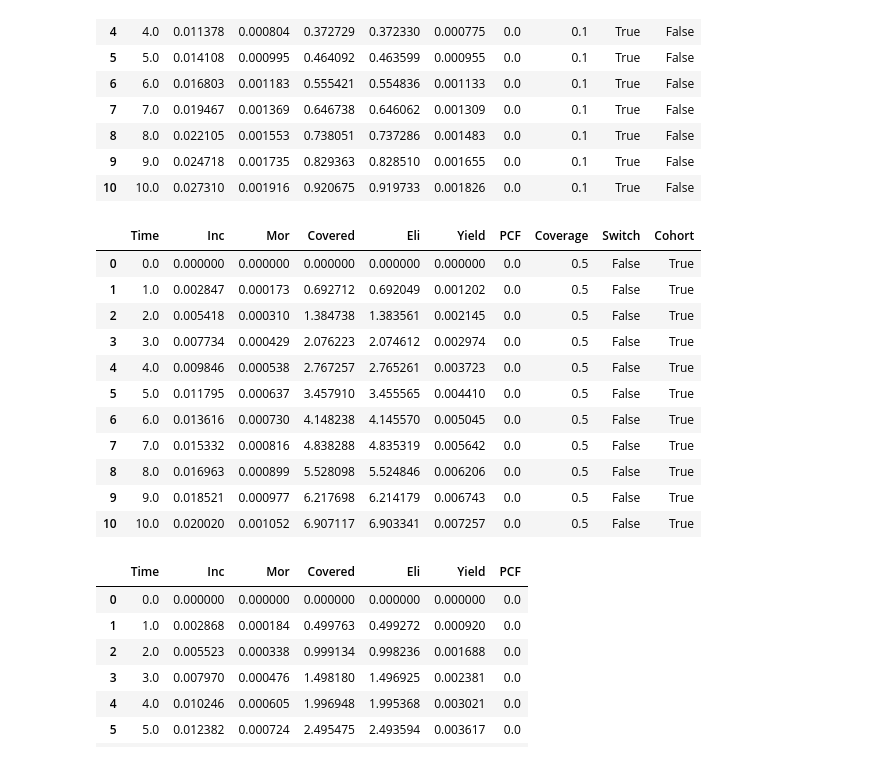
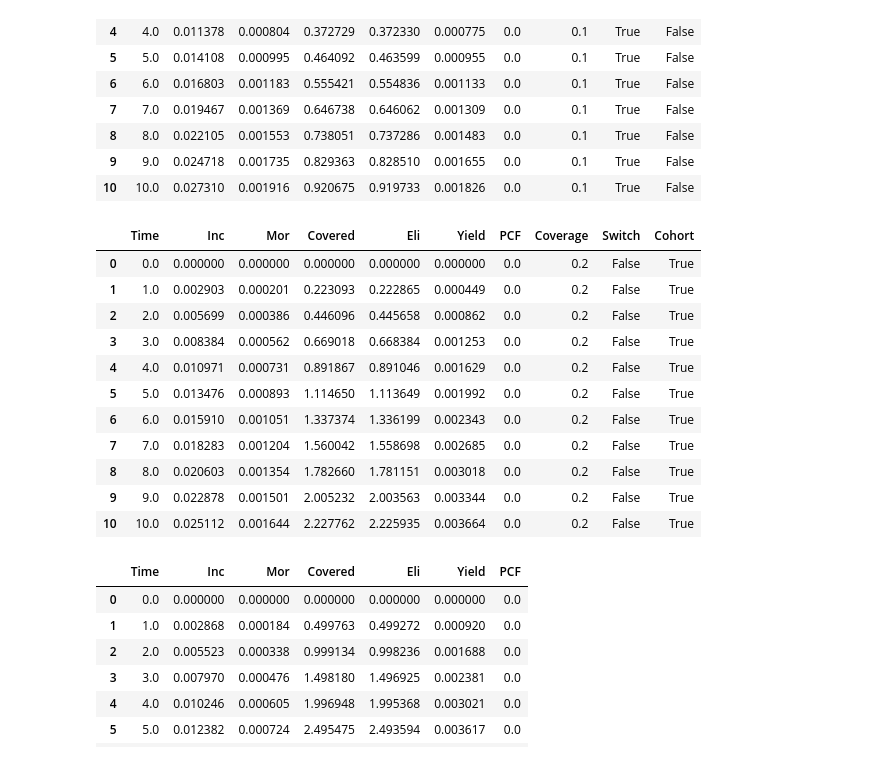
Before and after one commit to TimeWz667/IndTB_dx, a Jupyter notebook: notebooks/Coverage test.ipynb, the cells around one changed output. Saved outputs shown, nothing was run; the diff lists cells and outputs as text; code cells hidden in the pictures.

```diff
--- a/notebooks/Coverage test.ipynb
+++ b/notebooks/Coverage test.ipynb
@@ -183,23 +183,23 @@ pd.DataFrame([model.mea(t, ys.sol(t)) for t in np.linspace(0, 10, 11)]).assign(*
 | 9 | 9.0 | 0.024718 | 0.001735 | 0.829363 | 0.828510 | 0.001655 | 0.0 | 0.1 | True | False |
 | 10 | 10.0 | 0.027310 | 0.001916 | 0.920675 | 0.919733 | 0.001826 | 0.0 | 0.1 | True | False |
 # %%
-acf = {'Coverage': 0.5, 'Switch': False, 'Cohort': True}
+acf = {'Coverage': 0.2, 'Switch': False, 'Cohort': True}
 
 ys = solve_ivp(model, t_span = [0, 10], y0 = ya0, args=(p, acf), dense_output=True)
 pd.DataFrame([model.mea(t, ys.sol(t)) for t in np.linspace(0, 10, 11)]).assign(**acf)
 # %% [output]
 |  | Time | Inc | Mor | Covered | Eli | Yield | PCF | Coverage | Switch | Cohort |
-| 0 | 0.0 | 0.000000 | 0.000000 | 0.000000 | 0.000000 | 0.000000 | 0.0 | 0.5 | False | True |
-| 1 | 1.0 | 0.002847 | 0.000173 | 0.692712 | 0.692049 | 0.001202 | 0.0 | 0.5 | False | True |
-| 2 | 2.0 | 0.005418 | 0.000310 | 1.384738 | 1.383561 | 0.002145 | 0.0 | 0.5 | False | True |
-| 3 | 3.0 | 0.007734 | 0.000429 | 2.076223 | 2.074612 | 0.002974 | 0.0 | 0.5 | False | True |
-| 4 | 4.0 | 0.009846 | 0.000538 | 2.767257 | 2.765261 | 0.003723 | 0.0 | 0.5 | False | True |
-| 5 | 5.0 | 0.011795 | 0.000637 | 3.457910 | 3.455565 | 0.004410 | 0.0 | 0.5 | False | True |
-| 6 | 6.0 | 0.013616 | 0.000730 | 4.148238 | 4.145570 | 0.005045 | 0.0 | 0.5 | False | True |
-| 7 | 7.0 | 0.015332 | 0.000816 | 4.838288 | 4.835319 | 0.005642 | 0.0 | 0.5 | False | True |
-| 8 | 8.0 | 0.016963 | 0.000899 | 5.528098 | 5.524846 | 0.006206 | 0.0 | 0.5 | False | True |
-| 9 | 9.0 | 0.018521 | 0.000977 | 6.217698 | 6.214179 | 0.006743 | 0.0 | 0.5 | False | True |
-| 10 | 10.0 | 0.020020 | 0.001052 | 6.907117 | 6.903341 | 0.007257 | 0.0 | 0.5 | False | True |
+| 0 | 0.0 | 0.000000 | 0.000000 | 0.000000 | 0.000000 | 0.000000 | 0.0 | 0.2 | False | True |
+| 1 | 1.0 | 0.002903 | 0.000201 | 0.223093 | 0.222865 | 0.000449 | 0.0 | 0.2 | False | True |
+| 2 | 2.0 | 0.005699 | 0.000386 | 0.446096 | 0.445658 | 0.000862 | 0.0 | 0.2 | False | True |
+| 3 | 3.0 | 0.008384 | 0.000562 | 0.669018 | 0.668384 | 0.001253 | 0.0 | 0.2 | False | True |
+| 4 | 4.0 | 0.010971 | 0.000731 | 0.891867 | 0.891046 | 0.001629 | 0.0 | 0.2 | False | True |
+| 5 | 5.0 | 0.013476 | 0.000893 | 1.114650 | 1.113649 | 0.001992 | 0.0 | 0.2 | False | True |
+| 6 | 6.0 | 0.015910 | 0.001051 | 1.337374 | 1.336199 | 0.002343 | 0.0 | 0.2 | False | True |
+| 7 | 7.0 | 0.018283 | 0.001204 | 1.560042 | 1.558698 | 0.002685 | 0.0 | 0.2 | False | True |
+| 8 | 8.0 | 0.020603 | 0.001354 | 1.782660 | 1.781151 | 0.003018 | 0.0 | 0.2 | False | True |
+| 9 | 9.0 | 0.022878 | 0.001501 | 2.005232 | 2.003563 | 0.003344 | 0.0 | 0.2 | False | True |
+| 10 | 10.0 | 0.025112 | 0.001644 | 2.227762 | 2.225935 | 0.003664 | 0.0 | 0.2 | False | True |
 # %%
 ys = solve_ivp(model, t_span = [0, 10], y0 = ya0, args=(p, {'Coverage': 0.5, 'Switch': False, 'Cohort': False}), dense_output=True)
 pd.DataFrame([model.mea(t, ys.sol(t)) for t in np.linspace(0, 10, 11)])
```
Also changed, not shown: parts of 1 cell of this notebook, 8 other files.
